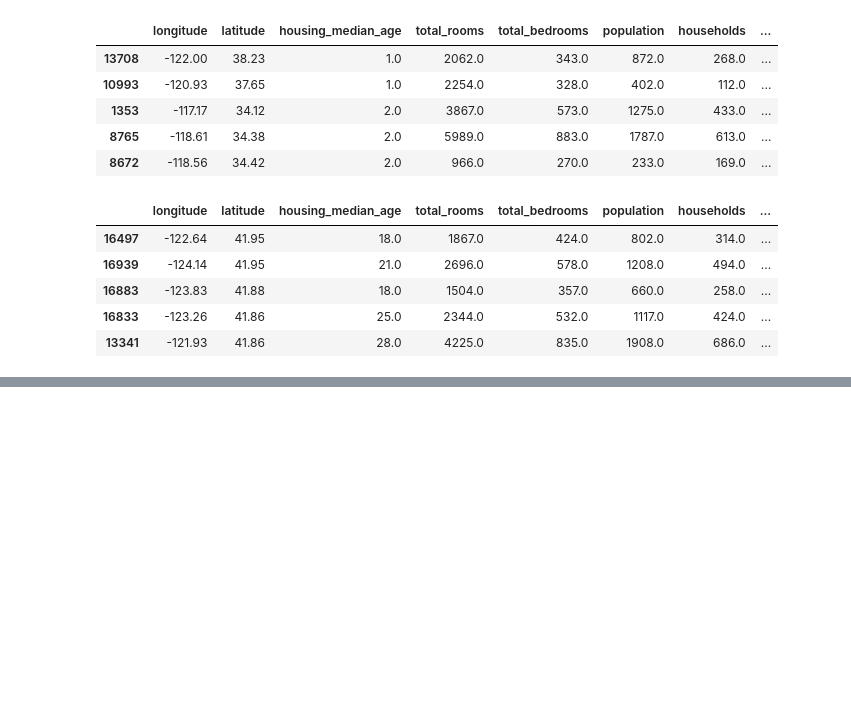
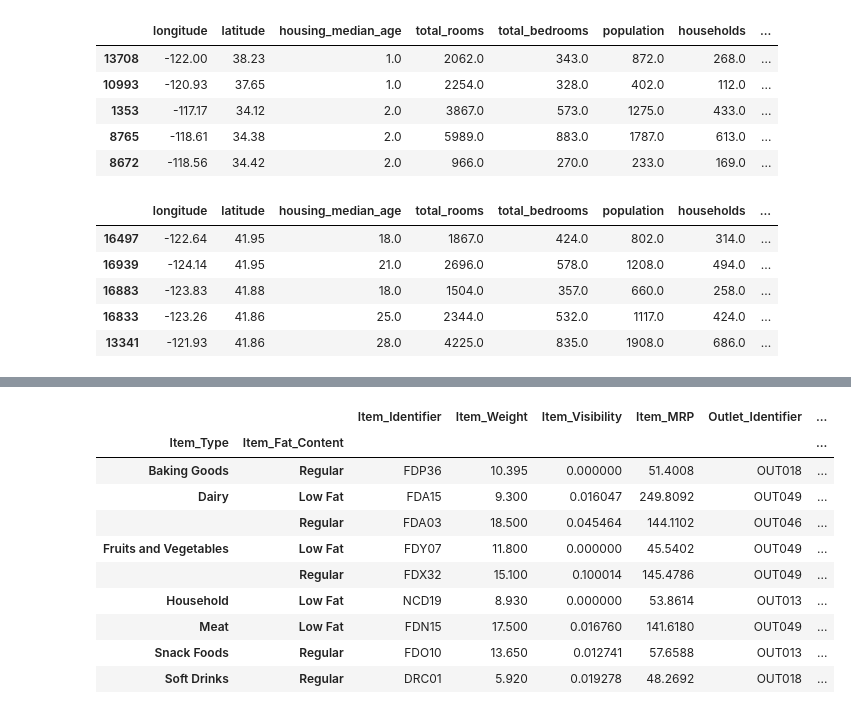
Before and after one commit to habibur-rahman-swe/WorldCupDatabase, a Jupyter notebook: Data_Manipulation.ipynb, the cells around one changed output, grey strips where cells are left out. Saved outputs shown, nothing was run; the diff lists cells and outputs as text; code cells hidden in the pictures; blank space fills up the shorter version.

```diff
--- a/Data_Manipulation.ipynb
+++ b/Data_Manipulation.ipynb
@@ -96,0 +367,16 @@ df.head()
+# %%
+mulGroups = df[:10].groupby(['Item_Type', 'Item_Fat_Content'])
+# %%
+mulGroups.first()
+# %% [output]
+|  |  | Item_Identifier | Item_Weight | Item_Visibility | Item_MRP | Outlet_Identifier | ... |
+| Item_Type | Item_Fat_Content |  |  |  |  |  | ... |
+| Baking Goods | Regular | FDP36 | 10.395 | 0.000000 | 51.4008 | OUT018 | ... |
+| Dairy | Low Fat | FDA15 | 9.300 | 0.016047 | 249.8092 | OUT049 | ... |
+|  | Regular | FDA03 | 18.500 | 0.045464 | 144.1102 | OUT046 | ... |
+| Fruits and Vegetables | Low Fat | FDY07 | 11.800 | 0.000000 | 45.5402 | OUT049 | ... |
+|  | Regular | FDX32 | 15.100 | 0.100014 | 145.4786 | OUT049 | ... |
+| Household | Low Fat | NCD19 | 8.930 | 0.000000 | 53.8614 | OUT013 | ... |
+| Meat | Low Fat | FDN15 | 17.500 | 0.016760 | 141.6180 | OUT049 | ... |
+| Snack Foods | Regular | FDO10 | 13.650 | 0.012741 | 57.6588 | OUT013 | ... |
+| Soft Drinks | Regular | DRC01 | 5.920 | 0.019278 | 48.2692 | OUT018 | ... |
```
Also changed, not shown: parts of 22 cells of this notebook.
